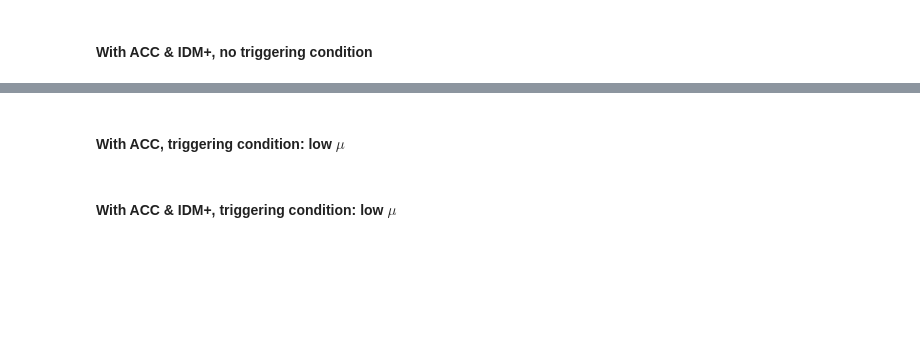
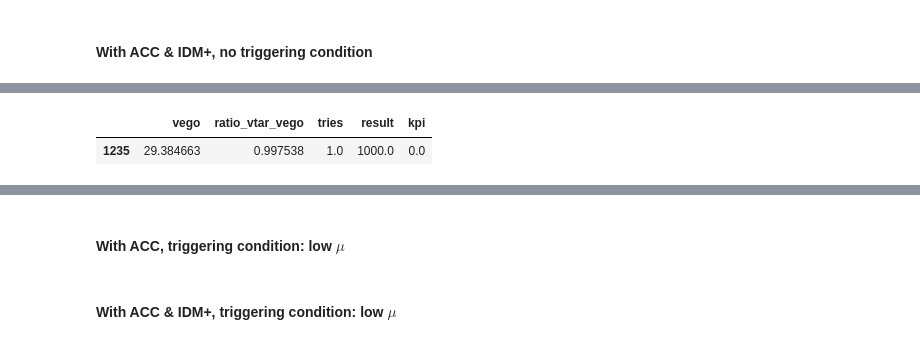
Before and after one commit to juittenbogaard/ScenarioRiskQuantification, a Jupyter notebook: approaching_slower_vehicle.ipynb, the cells around one changed output, grey strips where cells are left out. Drawn from its saved outputs; the diff is of its cells as text; code cells hidden in the pictures; blank space fills up the shorter version.

```diff
--- a/approaching_slower_vehicle.ipynb
+++ b/approaching_slower_vehicle.ipynb
@@ -133,0 +135,5 @@ df_mc, df_is = case_study(CaseStudy(**pars_accidm), overwrite=OVERWRITE)
+# %%
+df_mc_accaeb[df_mc_accaeb.result == df_mc_accaeb.result.max()]
+# %% [output]
+|  | vego | ratio_vtar_vego | tries | result | kpi |
+| 1235 | 29.384663 | 0.997538 | 1.0 | 1000.0 | 0.0 |
```
Also changed, not shown: parts of 12 cells of this notebook, 1 other file.
